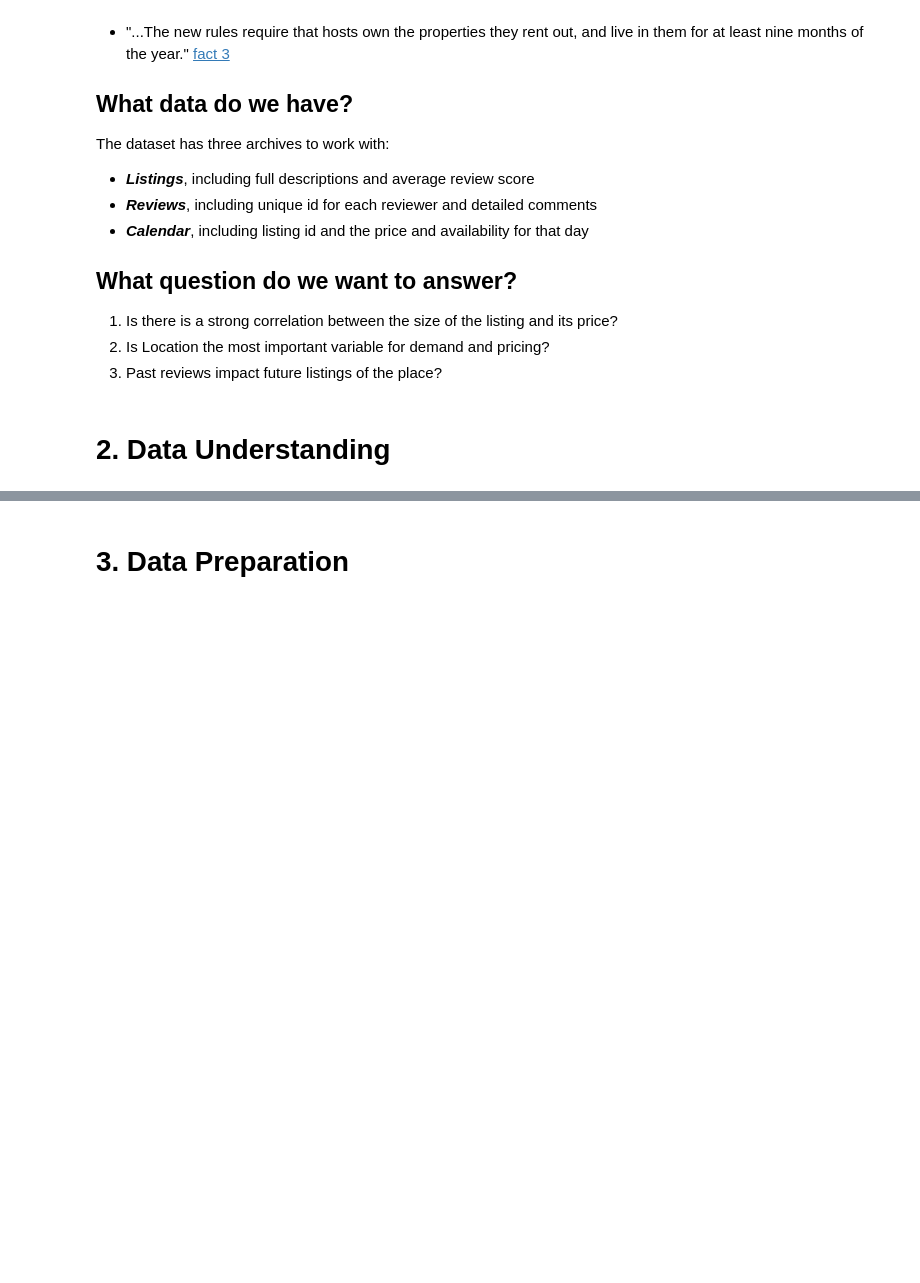
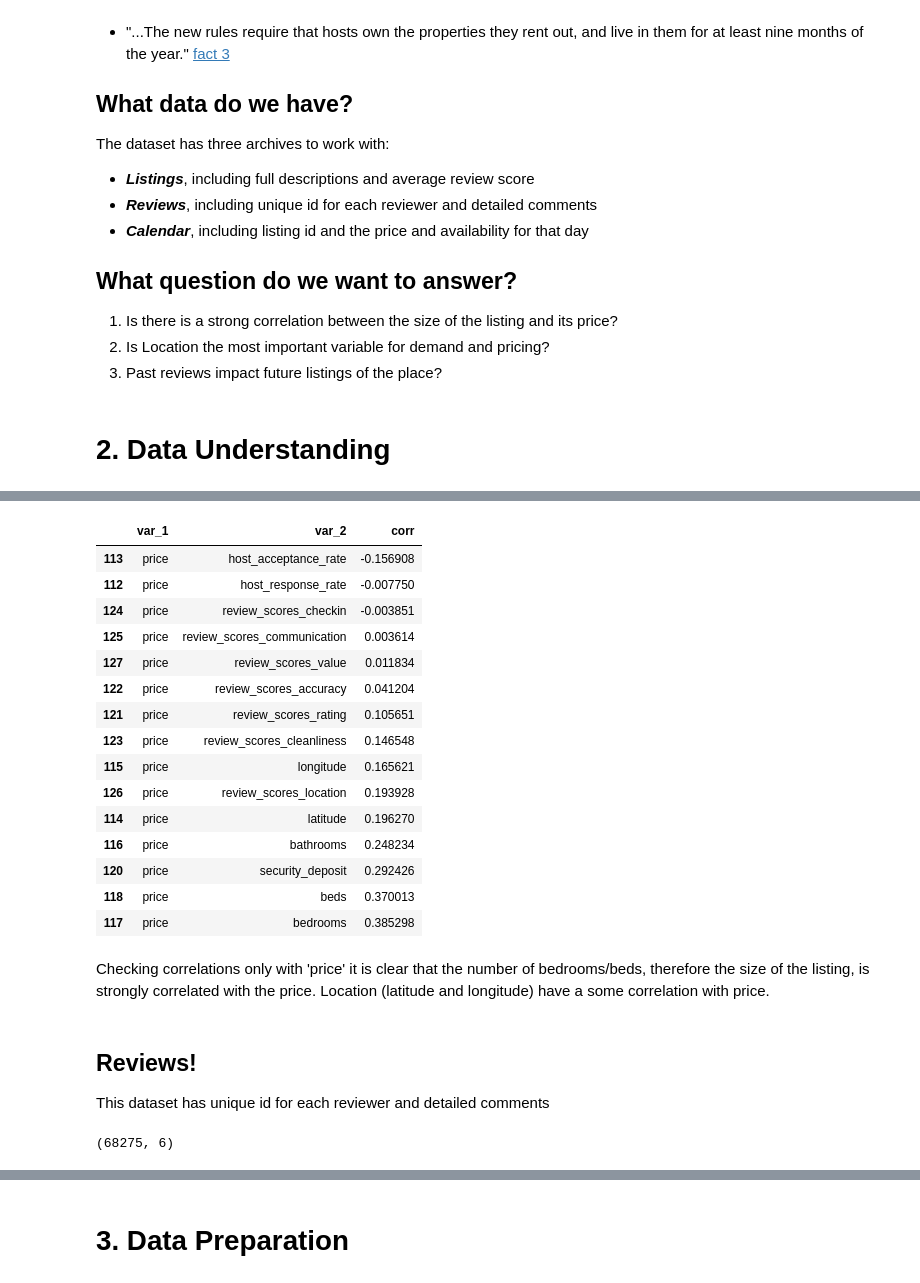
Before and after one commit to mpradam/udacity_p1, a Jupyter notebook: BostonAirBNB.ipynb, the cells around one changed output, grey strips where cells are left out. Saved outputs shown, nothing was run; the diff lists cells and outputs as text; code cells hidden in the pictures; blank space fills up the shorter version.

```diff
--- a/BostonAirBNB.ipynb
+++ b/BostonAirBNB.ipynb
@@ -53,0 +141,34 @@ cal.head()
+# %%
+corr_lis=l_num_vars.corr().stack().reset_index()
+corr_lis.columns = ['var_1','var_2','corr']
+price_corr=corr_lis[corr_lis['var_1']=='price'].sort_values(by=['corr'])
+price_corr=price_corr[price_corr['var_2']!='price']
+
+price_corr.style.bar(subset=['corr'], align='mid', color=['#d65f5f', '#5fba7d'])
+# %% [output]
+|  | var_1 | var_2 | corr |
+| 113 | price | host_acceptance_rate | -0.156908 |
+| 112 | price | host_response_rate | -0.007750 |
+| 124 | price | review_scores_checkin | -0.003851 |
+| 125 | price | review_scores_communication | 0.003614 |
+| 127 | price | review_scores_value | 0.011834 |
+| 122 | price | review_scores_accuracy | 0.041204 |
+| 121 | price | review_scores_rating | 0.105651 |
+| 123 | price | review_scores_cleanliness | 0.146548 |
+| 115 | price | longitude | 0.165621 |
+| 126 | price | review_scores_location | 0.193928 |
+| 114 | price | latitude | 0.196270 |
+| 116 | price | bathrooms | 0.248234 |
+| 120 | price | security_deposit | 0.292426 |
+| 118 | price | beds | 0.370013 |
+| 117 | price | bedrooms | 0.385298 |
+# %% [markdown]
+Checking correlations only with 'price' it is clear that the number of bedrooms/beds, therefore the size of the listing, is strongly correlated with the price. Location (latitude and longitude) have a some correlation with price.
+# %% [markdown]
+## Reviews!
+
+This dataset has unique id for each reviewer and detailed comments
+# %%
+df_rev.shape
+# %% [output]
+(68275, 6)
```
Also changed, not shown: parts of 24 cells of this notebook.
